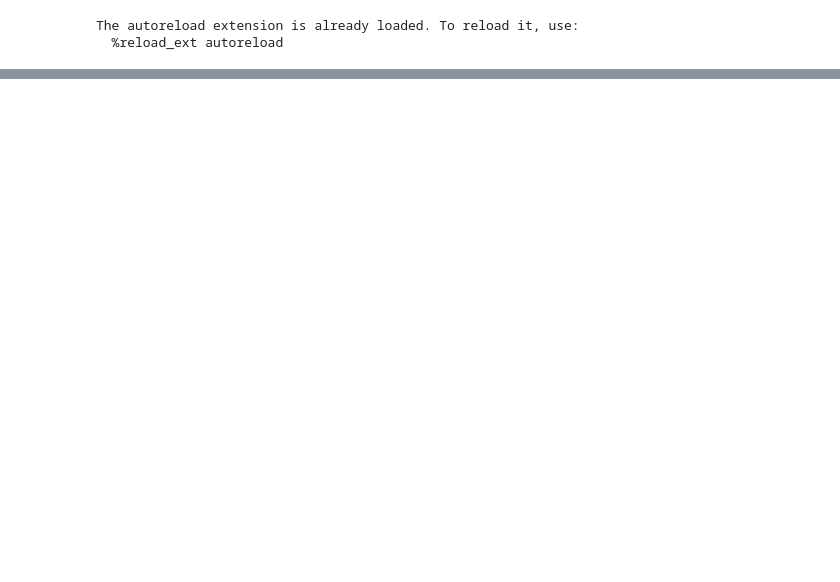
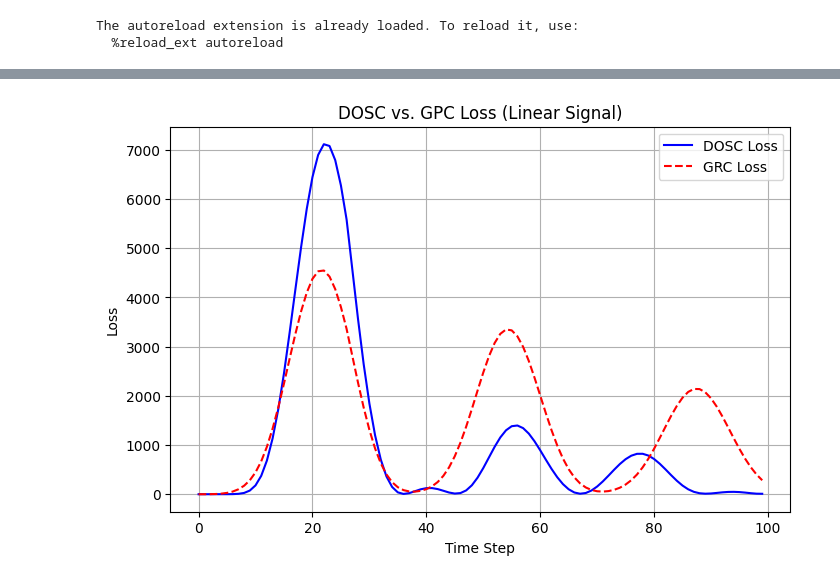
Before and after one commit to Sof0-0/spectral_control, a Jupyter notebook: tests_po.ipynb, the cells around one changed output, grey strips where cells are left out. Drawn from its saved outputs; the diff is of its cells as text; code cells hidden in the pictures; blank space fills up the shorter version.

```diff
--- a/tests_po.ipynb
+++ b/tests_po.ipynb
@@ -150,0 +156,4 @@ IndexError: index 5 is out of bounds for dimension 0 with size 5
+# %%
+compare_losses([osc_po, grc_po], "DOSC vs. GRC Loss (Linear Signal)", save_path="PO/figures/dosc_vs_gpc_loss.png")
+# %% [output]
+[figure, added]
```
Also changed, not shown: parts of 4 cells of this notebook, 5 other files.
